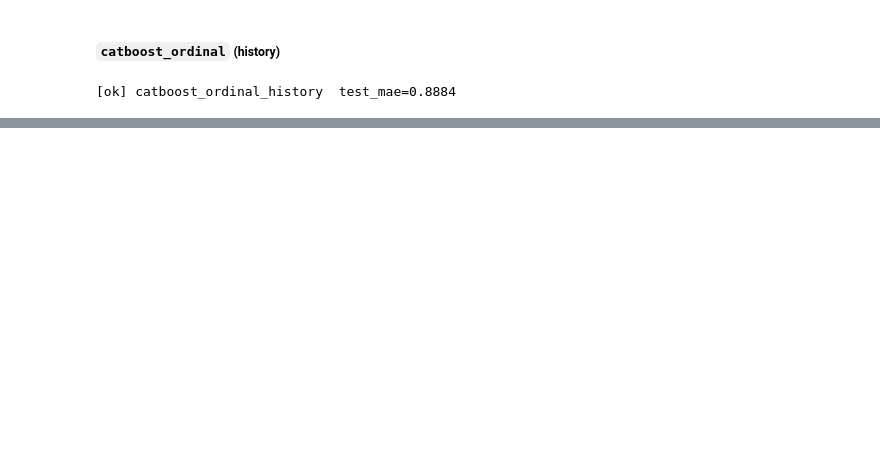
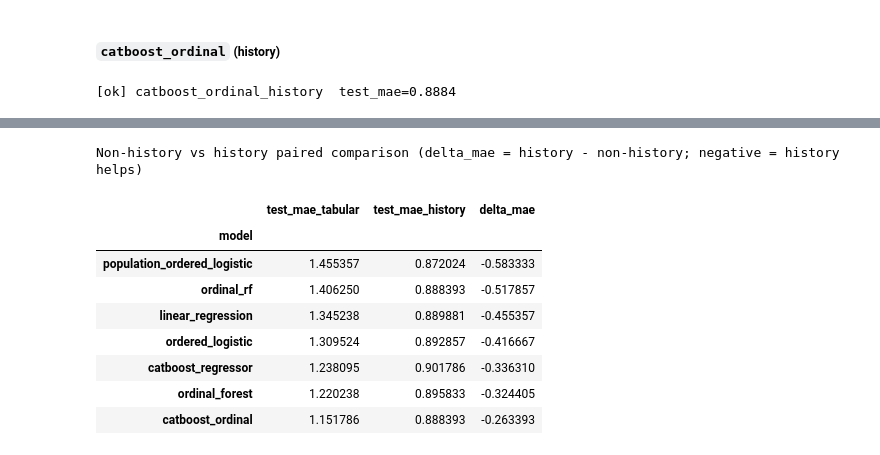
Before and after one commit to EstelleWang-UofT/ML-for-Women, a Jupyter notebook: notebooks/physical activity/fatigue_modeling.ipynb, the cells around one changed output, grey strips where cells are left out. Saved outputs shown, nothing was run; the diff lists cells and outputs as text; code cells hidden in the pictures; blank space fills up the shorter version.

```diff
--- a/notebooks/physical activity/fatigue_modeling.ipynb
+++ b/notebooks/physical activity/fatigue_modeling.ipynb
@@ -418,25 +432,21 @@ display(ordinal_test_summary)
 # %%
-_pair_rows = []
-for _base in ORDINAL_MODELS:
-    _hist = f'{_base}_history'
-    if _base not in ordinal_test_summary.index or _hist not in ordinal_test_summary.index:
-        continue
-    _tabular_mae = ordinal_test_summary.loc[_base, 'test_mae']
-    _history_mae = ordinal_test_summary.loc[_hist, 'test_mae']
-    _pair_rows.append({
-        'model': _base,
-        'test_mae_tabular': _tabular_mae,
-        'test_mae_history': _history_mae,
-        'delta_mae': _history_mae - _tabular_mae,
-    })
+# --- Non-history vs history ablation (test MAE only) ---
+# delta_mae = history - non-history; negative means history features improved test MAE.
 
-if _pair_rows:
-    history_ablation_summary = (
-        pd.DataFrame(_pair_rows)
-        .set_index('model')
-        .sort_values('delta_mae')
-    )
-    print('Tabular vs history paired comparison (delta_mae = history - tabular; negative = history helps)')
+history_ablation_summary = build_history_ablation_summary(ordinal_test_summary, ORDINAL_MODELS)
+if history_ablation_summary.empty:
+    print('No paired non-history/history models found — run both §3 blocks first.')
+else:
+    print('Non-history vs history paired comparison (delta_mae = history - non-history; negative = history helps)')
     display(history_ablation_summary)
-else:
-    print('No paired tabular/history models found — run both §3 blocks first.')
+# %% [output]
+Non-history vs history paired comparison (delta_mae = history - non-history; negative = history helps)
+|  | test_mae_tabular | test_mae_history | delta_mae |
+| model |  |  |  |
+| population_ordered_logistic | 1.455357 | 0.872024 | -0.583333 |
+| ordinal_rf | 1.406250 | 0.888393 | -0.517857 |
+| linear_regression | 1.345238 | 0.889881 | -0.455357 |
+| ordered_logistic | 1.309524 | 0.892857 | -0.416667 |
+| catboost_regressor | 1.238095 | 0.901786 | -0.336310 |
+| ordinal_forest | 1.220238 | 0.895833 | -0.324405 |
+| catboost_ordinal | 1.151786 | 0.888393 | -0.263393 |
```
Also changed, not shown: parts of 19 cells of this notebook, 11 other files.
